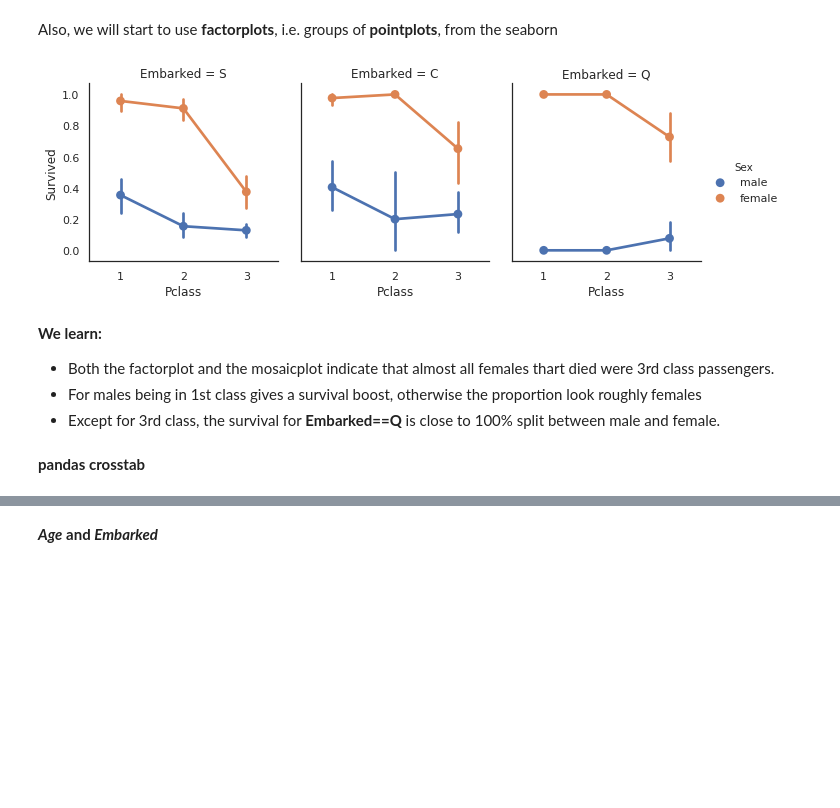
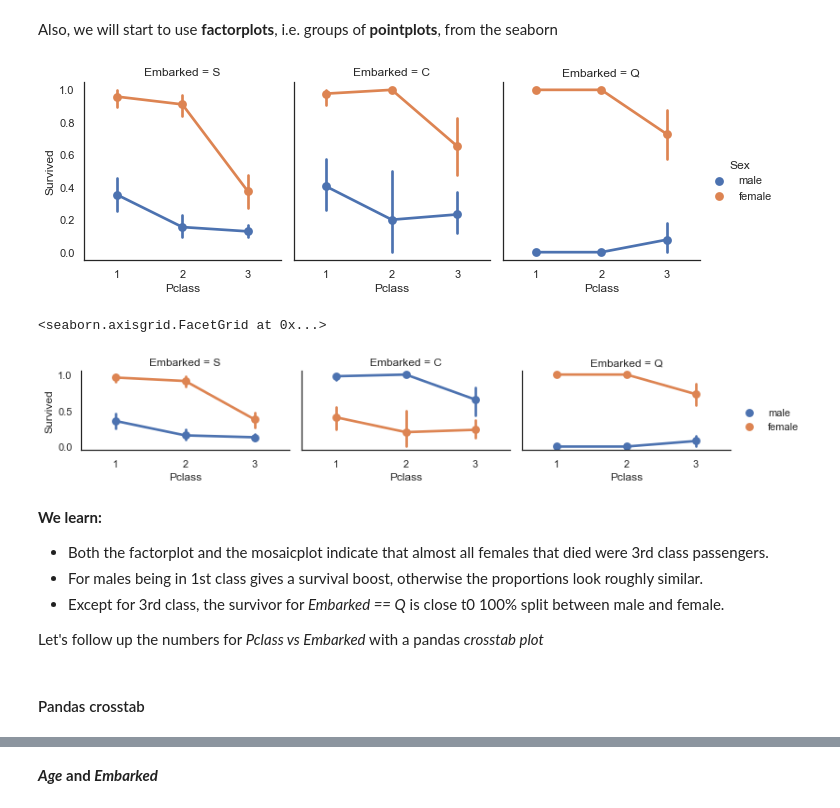
Before and after one commit to SANGSEOSEO/philosophy_datascience, a Jupyter notebook: 08.Kaggle_Dacon/titanic/titanic-for-python.ipynb, the cells around one changed output, grey strips where cells are left out. Cells and saved outputs as stored; diff of their text form; code cells hidden in the pictures; blank space fills up the shorter version.

Commit message:
crosstab, Titanic

```diff
--- a/08.Kaggle_Dacon/titanic/titanic-for-python.ipynb
+++ b/08.Kaggle_Dacon/titanic/titanic-for-python.ipynb
@@ -624,20 +618,25 @@ dummy = mosaic(data= train, index = ["Survived", "Sex", "Pclass"], gap = 0.02 ,t
 #### Factor plot
 # %% [markdown]
 Also, we will start to use **factorplots**, i.e. groups of **pointplots**, from the seaborn
+# %%
+g = sns.factorplot(x="Pclass", y="Survived", data=train, hue="Sex", col= "Embarked", aspect=0.9, size=3.5, ci=95.0)
+# %% [output]
+[figure, added]
 # %%
-g = sns.factorplot(x="Pclass", y="Survived", data=train, hue="Sex", col="Embarked", aspect=0.9, size=3.5, ci=95.0)
-# for some reason in this plot the colours for m/f are flipped:
-#grid = sns.FacetGrid(train, col='Embarked', size=2.2, aspect=1.6)
-#grid.map(sns.pointplot, 'Pclass', 'Survived', 'Sex', ci=95.0, palette='deep')
-#grid.add_legend()
+grid = sns.FacetGrid(train, col="Embarked", size=2.2, aspect=1.6)
+grid.map(sns.pointplot, "Pclass", "Survived", "Sex", ci=95.0, palette="deep")
+grid.add_legend()
 # %% [output]
+<seaborn.axisgrid.FacetGrid at 0x...>
-[figure, old version]
+[figure, new version]
 # %% [markdown]
 **We learn:**
 
-* Both the factorplot and the mosaicplot indicate that almost all females thart died were 3rd class passengers.
-* For males being in 1st class gives a survival boost, otherwise the proportion look roughly females
-* Except for 3rd class, the survival for **Embarked==Q** is close to 100% split between male and female.
+* Both the factorplot and the mosaicplot indicate that almost all females that died were 3rd class passengers.
+* For males being in 1st class gives a survival boost, otherwise the proportions look roughly similar.
+* Except for 3rd class, the survivor for *Embarked == Q* is close t0  100% split between male and female.
+
+Let's follow up the numbers for *Pclass vs Embarked* with a pandas *crosstab plot*
 # %% [markdown]
-**pandas crosstab**
+#### Pandas crosstab
 # %%
```
Also changed, not shown: parts of 57 cells of this notebook.
